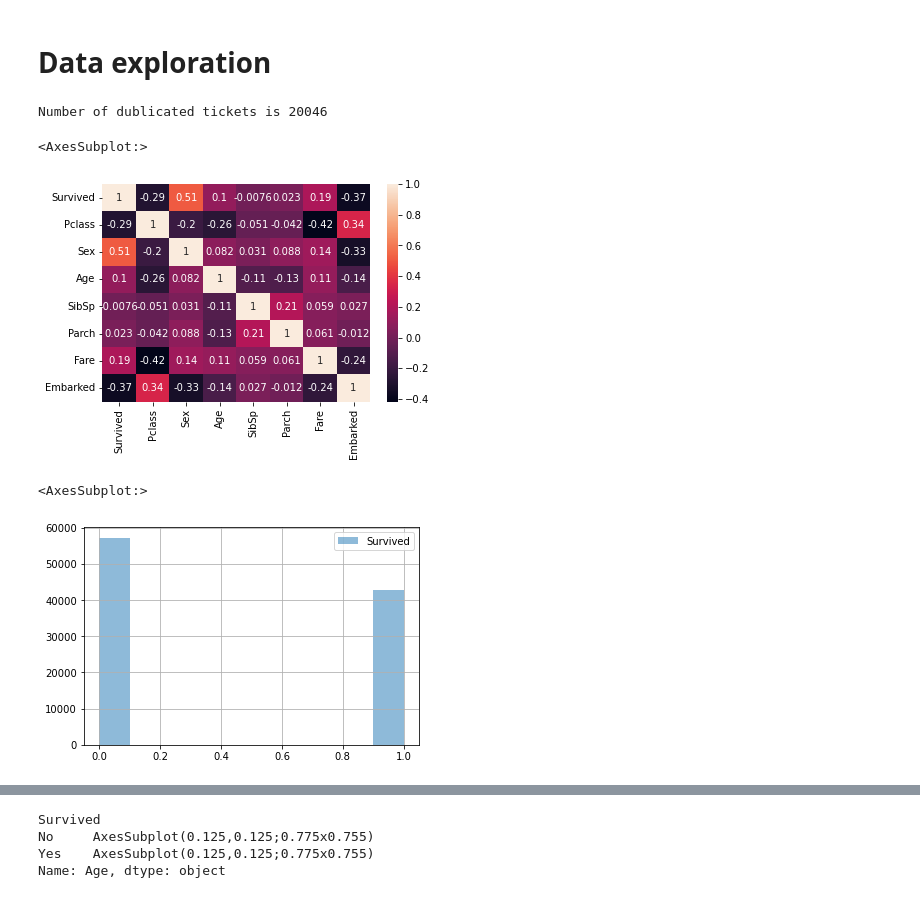
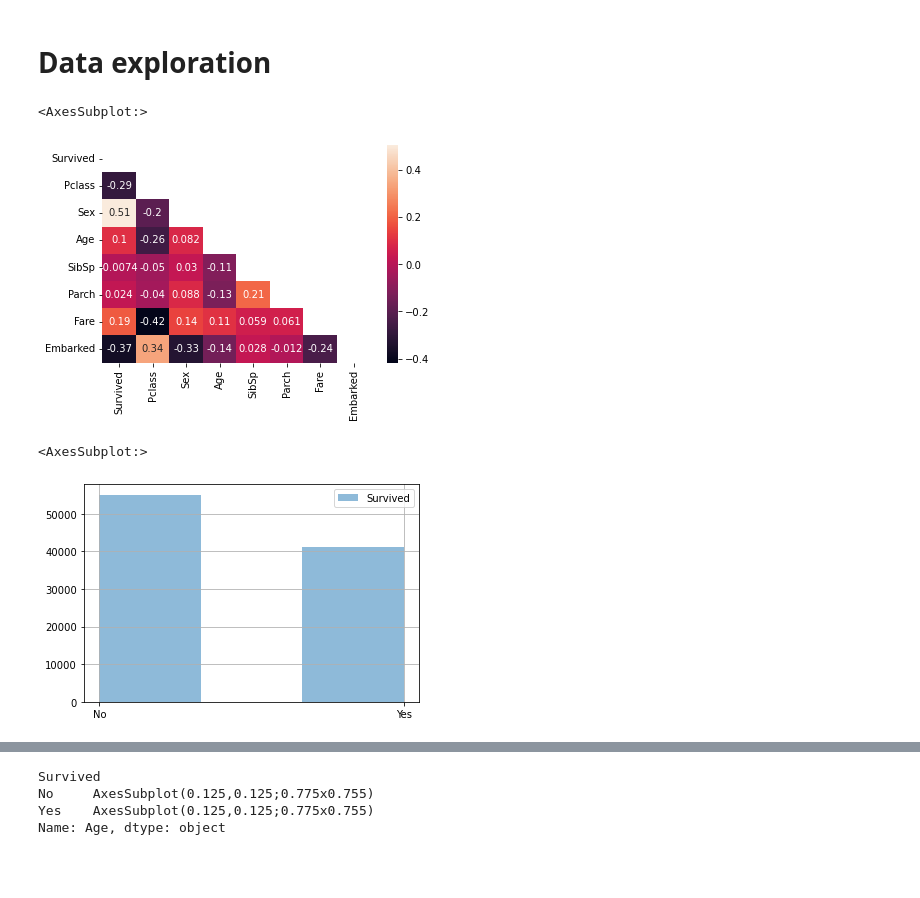
Before and after one commit to Anetta314159/2_data_exploration, a Jupyter notebook: eda.ipynb, the cells around one changed output, grey strips where cells are left out. Drawn from its saved outputs; the diff is of its cells as text; code cells hidden in the pictures; blank space fills up the shorter version.

```diff
--- a/eda.ipynb
+++ b/eda.ipynb
@@ -127,10 +132,3 @@ df.head()
 # Data exploration
 # %%
 # Исследование данных
-# %%
-df_ticket = df['Ticket'];
-df_ticket = df_ticket.dropna();
-dublicated_ticket = len(df_ticket[df_ticket.duplicated() == True]);
-print(f'Number of dublicated tickets is {dublicated_ticket}');
-# %% [output]
-Number of dublicated tickets is 20046
@@ -137,18 +138,18 @@ Number of dublicated tickets is 20046
 # %%
 pass_data = df.drop(columns=['Name', 'PassengerId', 'Ticket', 'Cabin']);
-pass_data.dropna()
-pass_corr = pass_data.corr();
-sns.heatmap(data=pass_corr, annot=True)
+pass_data = pass_data.dropna()
+pass_corr =  np.triu(pass_data.corr())
+sns.heatmap(data=pass_data.corr(), annot=True, mask = pass_corr)
 # %% [output]
 <AxesSubplot:>
-[figure, old version]
+[figure, new version]
 # %%
 pass_data['Survived'].replace({0:'No',1:'Yes'},inplace=True)
 pass_data['Pclass'].replace({1:'1st',2:'2nd', 3:'3rd'},inplace=True)
 pass_data['Embarked'].replace({0:'C', 1:'Q', 2:'S'},inplace=True)
 pass_data['Sex'].replace({0:'male', 1: 'female'},inplace=True)
 # %%
-pass_data.Survived.hist(legend=True, alpha=0.5)
+pass_data.Survived.hist(legend=True, alpha=0.5, bins=3)
 # %% [output]
 <AxesSubplot:>
-[figure, old version]
+[figure, new version]
```
Also changed, not shown: parts of 27 cells of this notebook.
